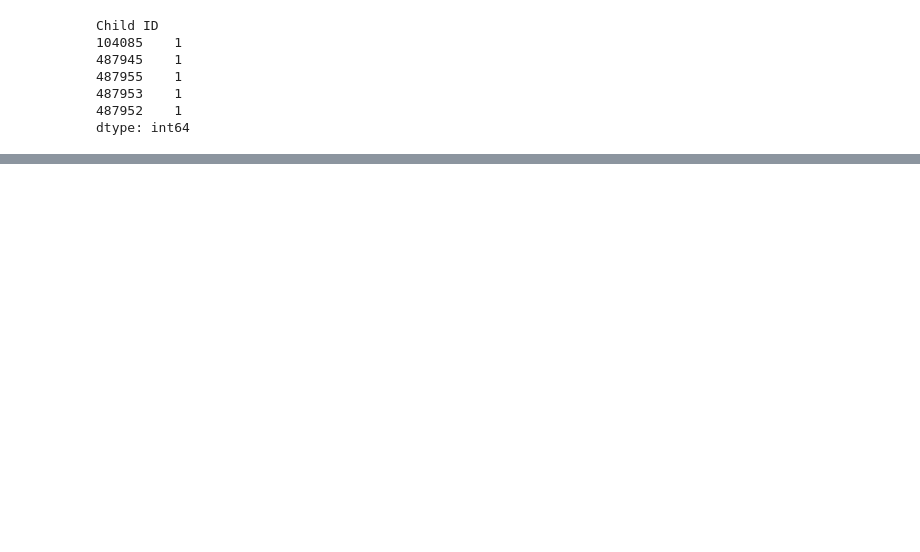
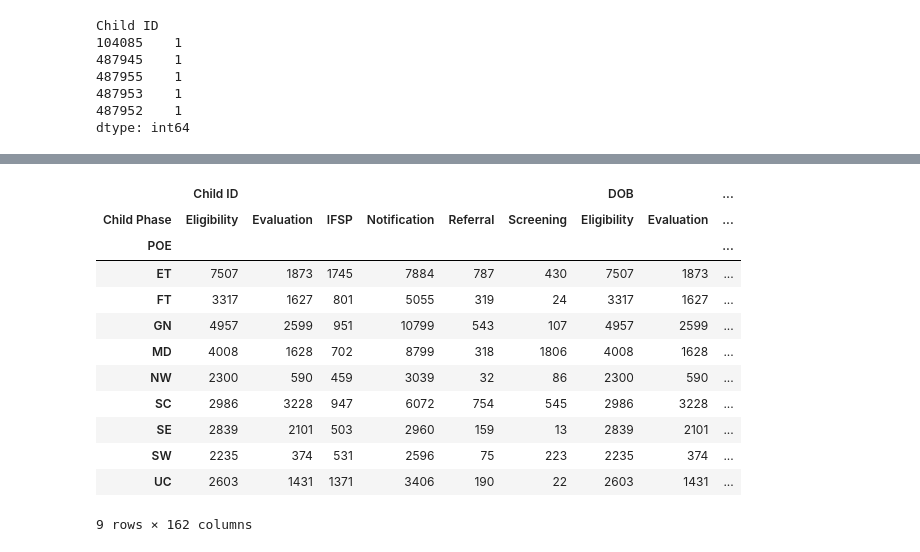
Before and after one commit to MylahKate/teis_project-scar, a Jupyter notebook: notebook/scar_teis_tp.ipynb, the cells around one changed output, grey strips where cells are left out. Saved outputs shown, nothing was run; the diff lists cells and outputs as text; code cells hidden in the pictures; blank space fills up the shorter version.

```diff
--- a/notebook/scar_teis_tp.ipynb
+++ b/notebook/scar_teis_tp.ipynb
@@ -68,10 +88,10 @@ Child ID
 487952    1
 dtype: int64
 # %%
-#teis_monthly_df = teis_monthly_df.drop(columns=['Referral Source Category',
-#                                                'Qtr',
-#                                                'Child Count',
-#                                                '2013 Child Count',
-#                                                '2012 Child Count',
-#                                                'Service Coordinator Counter'])
+teis_mon = teis_mon.drop(columns=['Referral Source Category',
+                                                'Qtr',
+                                                'Child Count',
+                                                '2013 Child Count',
+                                                '2012 Child Count',
+                                                'Service Coordinator Counter'])
 # %%
@@ -165,0 +183,16 @@ NameError: name 'x' is not defined
+# %%
+teis_mon.groupby(['POE', 'Child Phase'], as_index = False).count().pivot('POE', 'Child Phase').fillna(0)
+# %% [output]
+|  | Child ID |  |  |  |  |  | DOB |  | ... |
+| Child Phase | Eligibility | Evaluation | IFSP | Notification | Referral | Screening | Eligibility | Evaluation | ... |
+| POE |  |  |  |  |  |  |  |  | ... |
+| ET | 7507 | 1873 | 1745 | 7884 | 787 | 430 | 7507 | 1873 | ... |
+| FT | 3317 | 1627 | 801 | 5055 | 319 | 24 | 3317 | 1627 | ... |
+| GN | 4957 | 2599 | 951 | 10799 | 543 | 107 | 4957 | 2599 | ... |
+| MD | 4008 | 1628 | 702 | 8799 | 318 | 1806 | 4008 | 1628 | ... |
+| NW | 2300 | 590 | 459 | 3039 | 32 | 86 | 2300 | 590 | ... |
+| SC | 2986 | 3228 | 947 | 6072 | 754 | 545 | 2986 | 3228 | ... |
+| SE | 2839 | 2101 | 503 | 2960 | 159 | 13 | 2839 | 2101 | ... |
+| SW | 2235 | 374 | 531 | 2596 | 75 | 223 | 2235 | 374 | ... |
+| UC | 2603 | 1431 | 1371 | 3406 | 190 | 22 | 2603 | 1431 | ... |
+9 rows × 162 columns
```
Also changed, not shown: parts of 38 cells of this notebook, 3 other files.
